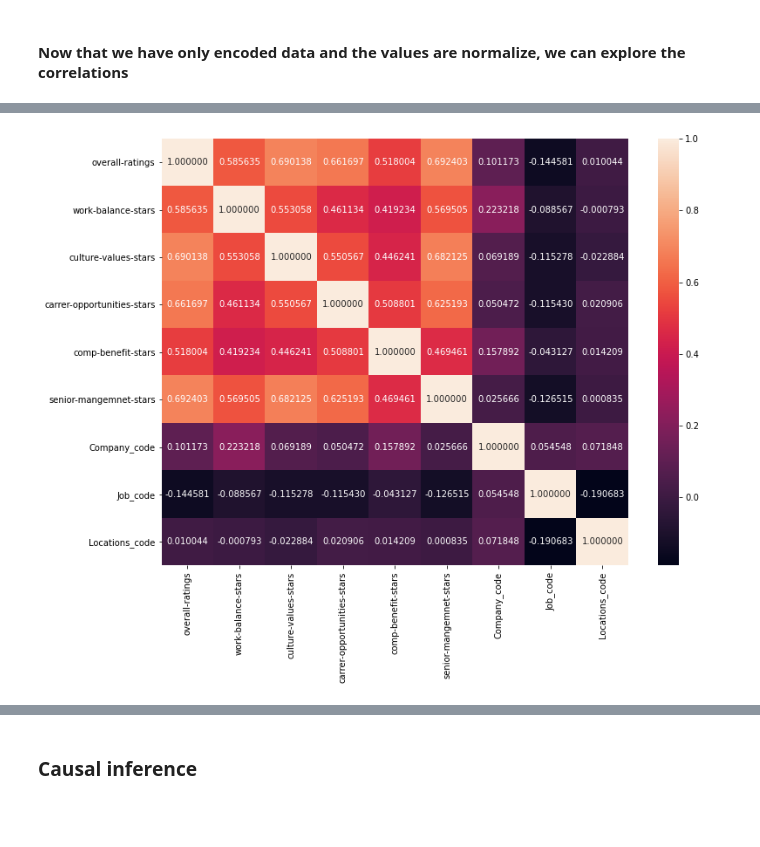
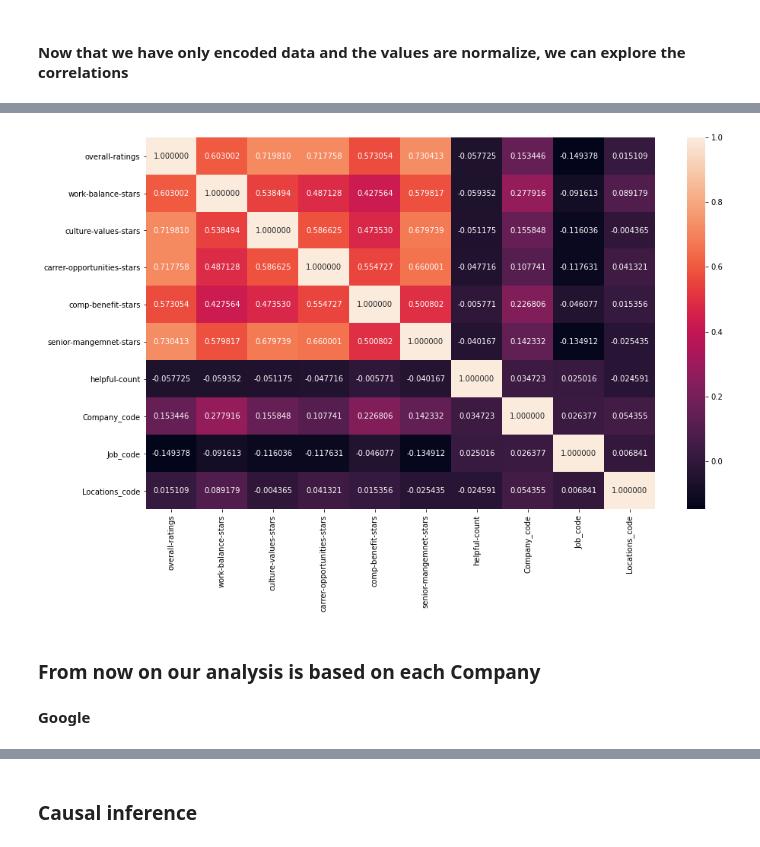
Before and after one commit to StefaniaSferragatta/HumanCapital_TechIndustries, a Jupyter notebook: Employee_Analysis_1.1.ipynb, the cells around one changed output, grey strips where cells are left out. Saved outputs shown, nothing was run; the diff lists cells and outputs as text; code cells hidden in the pictures; blank space fills up the shorter version.

```diff
--- a/Employee_Analysis_1.1.ipynb
+++ b/Employee_Analysis_1.1.ipynb
@@ -237,9 +183,21 @@ _ = plt.legend()
+# %%
+from sklearn.preprocessing import OrdinalEncoder
+ord_enc = OrdinalEncoder()
+data["Company_code"] =ord_enc.fit_transform(data[["company"]])
+data["Job_code"]=ord_enc.fit_transform(data[["job-title"]])
+data['Locations_code']=ord_enc.fit_transform(data[["location"]])
+# %%
+#delete the categorical&useless columns
+data = data.drop(['company'], axis= 1)
+data = data.drop(['location'], axis= 1)
+data = data.drop(['job-title'], axis= 1)
+data = data.drop(['year'], axis= 1)
 # %%
 from sklearn.preprocessing import MinMaxScaler
 scaler = MinMaxScaler() #for normalize the values
 data_norm= scaler.fit_transform(data)
+data_new=pd.DataFrame(data_norm,columns=["overall-ratings","work-balance-stars","culture-values-stars","carrer-opportunities-stars","comp-benefit-stars","senior-mangemnet-stars","helpful-count","Company_code","Job_code","Locations_code"])
+data_new.to_csv('normalized_data.csv')
-# %%
-data_new=pd.DataFrame(data_norm,columns=["overall-ratings","work-balance-stars","culture-values-stars","carrer-opportunities-stars","comp-benefit-stars","senior-mangemnet-stars","Company_code","Job_code","Locations_code"])
 # %%
 data_new.head()
 # %% [output]
@@ -270,5 +227,7 @@ corr_matrix
 # %%
-plt.figure(figsize=(12, 9))
+plt.figure(figsize=(15, 9))
 sns.heatmap(corr_matrix, annot=True, fmt="f");
 # %% [output]
-[figure, old version]
+[figure, new version]
+# %% [markdown]
+### From now on our analysis is based on each Company
@@ -274,0 +252,2 @@ sns.heatmap(corr_matrix, annot=True, fmt="f");
+# %% [markdown]
+**Google**
```
Also changed, not shown: parts of 82 cells of this notebook.
